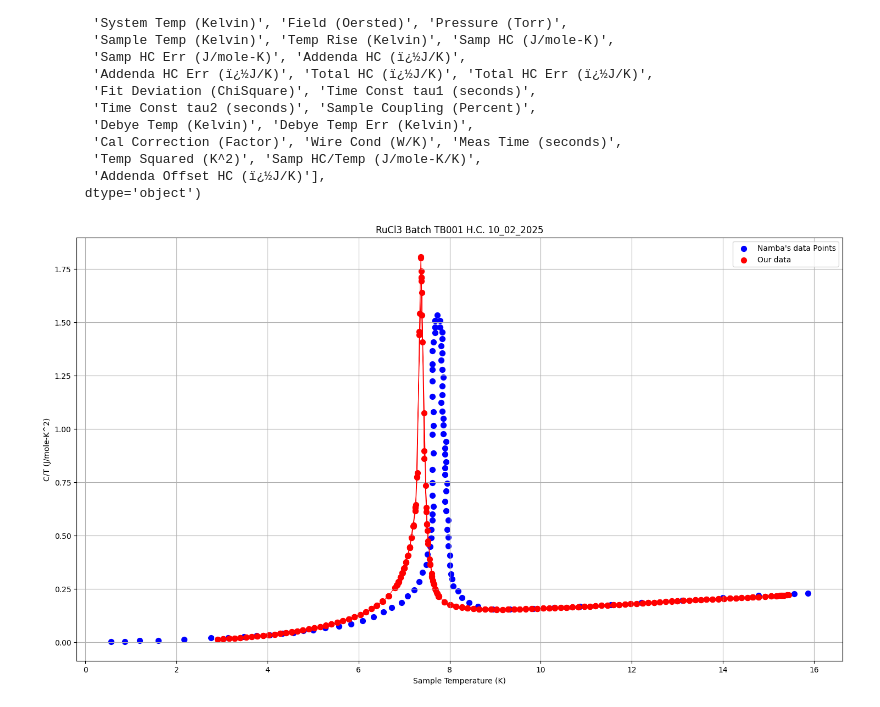
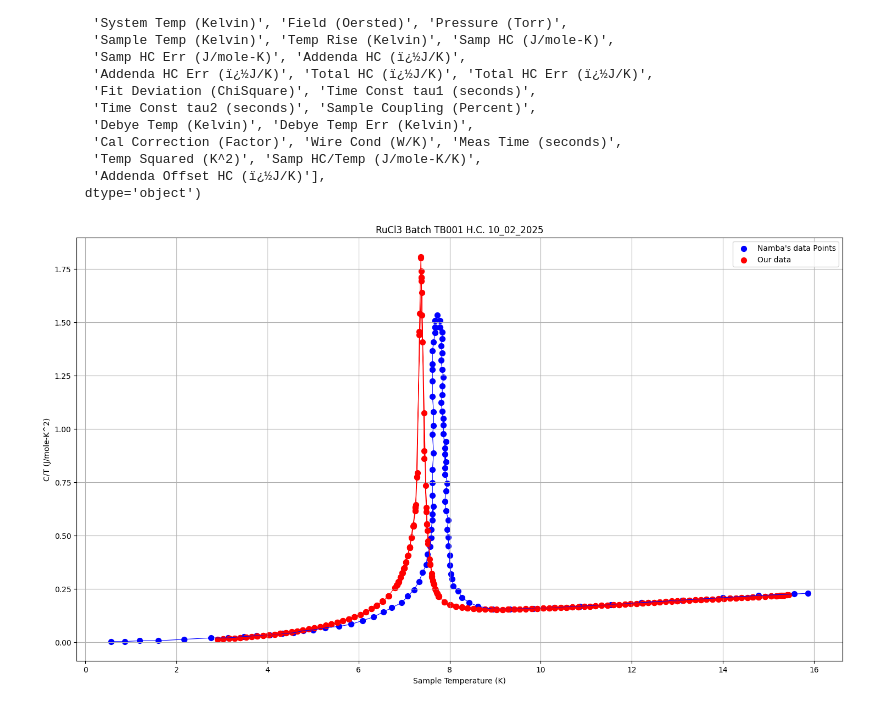
Before and after one commit to Brogan8813/strain-cell, a Jupyter notebook: PPMS_Data_and_Plotting/Plotting/PPMS Plotting.ipynb, the cells around one changed output. Drawn from its saved outputs; the diff is of its cells as text; code cells hidden in the pictures.

```diff
--- a/PPMS_Data_and_Plotting/Plotting/PPMS Plotting.ipynb
+++ b/PPMS_Data_and_Plotting/Plotting/PPMS Plotting.ipynb
@@ -364,31 +364,32 @@ molar_mass = 207.43 #in g/mol
 
 
 x2 = df_name.loc[:,'Sample Temp (Kelvin)']
 y2 = df_name.loc[:,'Samp HC (J/mole-K)']
 
 #get Specific heat capacity = C/T
 y2 = y2/x2
 
 x2 = x2
 y2 = y2
 
 fig = figure(figsize=(18,10))
 
 plt.scatter(x1, y1, s=50,
                 #c='r',
                 facecolors='b', edgecolors= 'b', label = 'Namba\'s data Points')
 
+plt.plot(x1, y1, c='b', linewidth=0.8)
 
 
 plt.scatter(x2, y2, s=50,
                 #c='r',
                 facecolors='r', edgecolors= 'r', label = 'Our data')
 plt.plot(x2, y2, c='r', linewidth=0.8)
 plt.title('RuCl3 Batch TB001 H.C. 10_02_2025')
 plt.xlabel('Sample Temperature (K)')
 plt.ylabel('C/T (J/mole-K^2)')
 plt.grid('both')
 plt.legend()
 plt.show()
 # %% [output]
-[figure, old version]
+[figure, new version]
```
